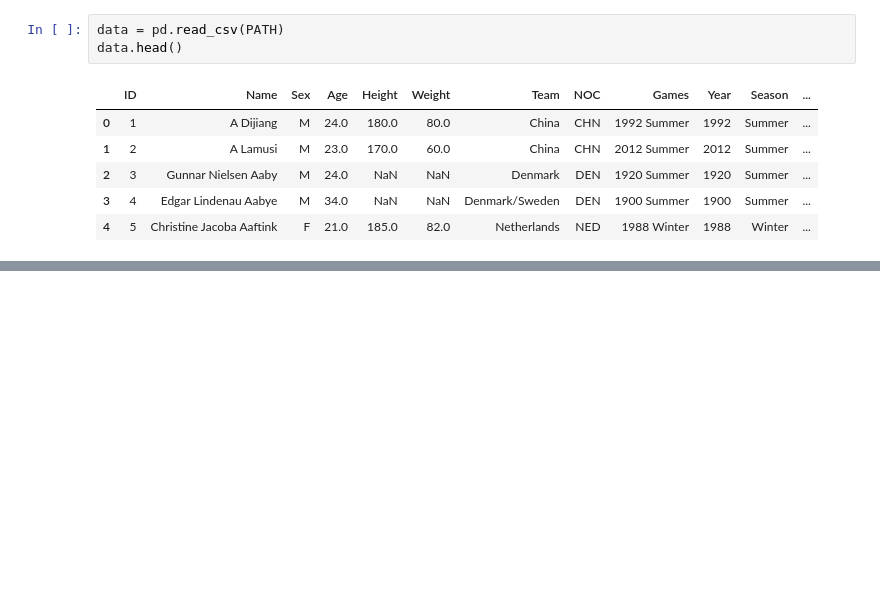
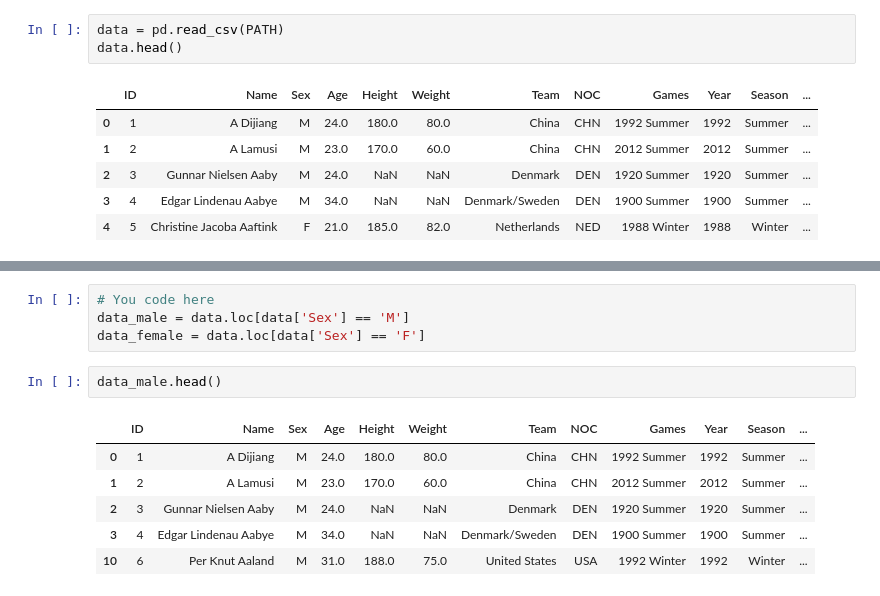
Before and after one commit to JacksonIsaac/colab_notebooks, a Jupyter notebook: [mlcourse_ai]assignment1_pandas_olympic.ipynb, the cells around one changed output, grey strips where cells are left out. Drawn from its saved outputs; the diff is of its cells as text; blank space fills up the shorter version.

```diff
--- a/[mlcourse_ai]assignment1_pandas_olympic.ipynb
+++ b/[mlcourse_ai]assignment1_pandas_olympic.ipynb
@@ -135,0 +98,13 @@ __10. What is the absolute difference between the number of unique sports at the
+# %%
+# You code here
+data_male = data.loc[data['Sex'] == 'M']
+data_female = data.loc[data['Sex'] == 'F']
+# %%
+data_male.head()
+# %% [output]
+|  | ID | Name | Sex | Age | Height | Weight | Team | NOC | Games | Year | Season | ... |
+| 0 | 1 | A Dijiang | M | 24.0 | 180.0 | 80.0 | China | CHN | 1992 Summer | 1992 | Summer | ... |
+| 1 | 2 | A Lamusi | M | 23.0 | 170.0 | 60.0 | China | CHN | 2012 Summer | 2012 | Summer | ... |
+| 2 | 3 | Gunnar Nielsen Aaby | M | 24.0 | NaN | NaN | Denmark | DEN | 1920 Summer | 1920 | Summer | ... |
+| 3 | 4 | Edgar Lindenau Aabye | M | 34.0 | NaN | NaN | Denmark/Sweden | DEN | 1900 Summer | 1900 | Summer | ... |
+| 10 | 6 | Per Knut Aaland | M | 31.0 | 188.0 | 75.0 | United States | USA | 1992 Winter | 1992 | Winter | ... |
```
Also changed, not shown: parts of 59 cells of this notebook.
